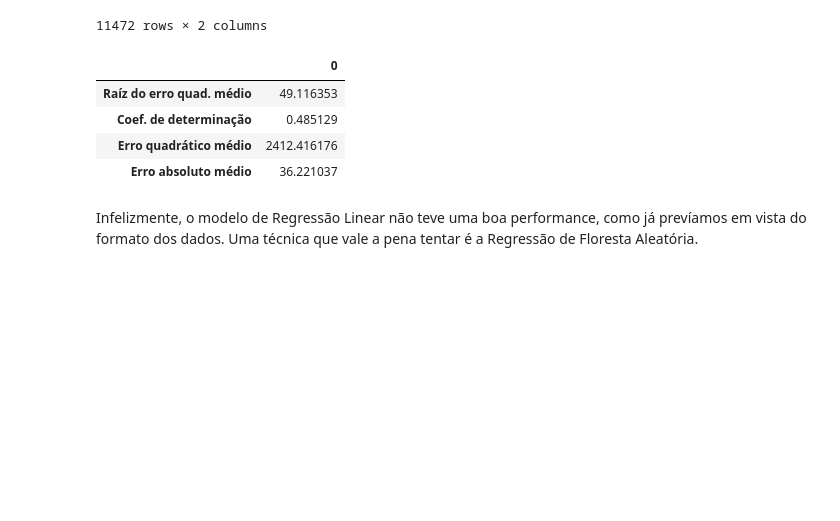
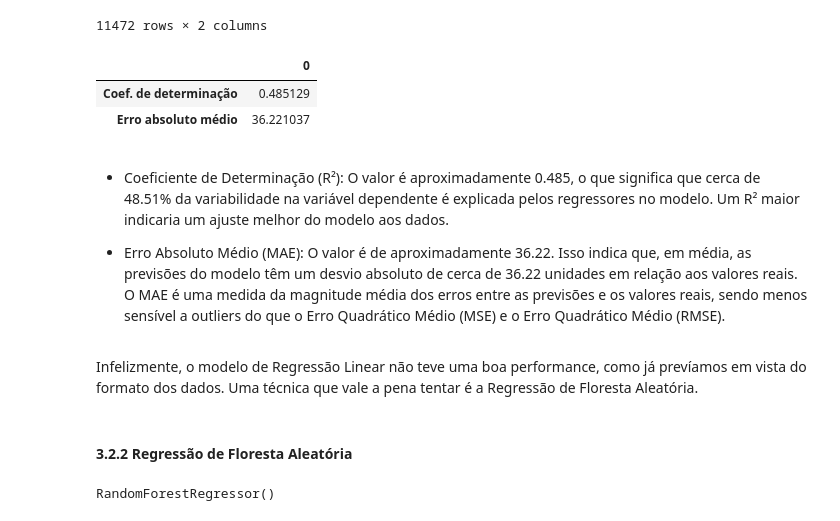
Before and after one commit to carneiro-fernando/lighthouse, a Jupyter notebook: Desafio_Lighthouse_DS.ipynb, the cells around one changed output. Drawn from its saved outputs; the diff is of its cells as text; code cells hidden in the pictures; blank space fills up the shorter version.

```diff
--- a/Desafio_Lighthouse_DS.ipynb
+++ b/Desafio_Lighthouse_DS.ipynb
@@ -719,25 +763,35 @@ comparinson_df
 # %%
 # Avaliando performance
 
 #Criando DataFrame com métricas
-evaluating_df = pd.DataFrame(columns = ['Raíz do erro quad. médio', 'Coef. de determinação', 'Erro quadrático médio', 'Erro absoluto médio'])
+rl_evaluation_df = pd.DataFrame(columns = ['Coef. de determinação', 'Erro absoluto médio'])
 
 # Calculando métricas
-rmse = np.sqrt(mean_squared_error(y_test, lr_predicted)) # RMSE
 rscore = r2_score(y_test, lr_predicted) # R-Quadrado (Quanto mais próx de 1 melhor)
-mse = mean_squared_error(y_test, lr_predicted) # Erro quadrático médio
 mae = mean_absolute_error(y_test, lr_predicted) # Erro absoluto médio
 
 # Adicionando resultados
-evaluating_df.loc[0] = [rmse, rscore, mse, mae]
+rl_evaluation_df.loc[0] = [rscore, mae]
 
 # Exibindo
-evaluating_df.T
+rl_evaluation_df.T
 # %% [output]
 |  | 0 |
-| Raíz do erro quad. médio | 49.116353 |
 | Coef. de determinação | 0.485129 |
-| Erro quadrático médio | 2412.416176 |
 | Erro absoluto médio | 36.221037 |
+# %% [markdown]
+
+
+*  Coeficiente de Determinação (R²): O valor é aproximadamente 0.485, o que significa que cerca de 48.51% da variabilidade na variável dependente é explicada pelos regressores no modelo. Um R² maior indicaria um ajuste melhor do modelo aos dados.
+
+* Erro Absoluto Médio (MAE): O valor é de aproximadamente 36.22. Isso indica que, em média, as previsões do modelo têm um desvio absoluto de cerca de 36.22 unidades em relação aos valores reais. O MAE é uma medida da magnitude média dos erros entre as previsões e os valores reais, sendo menos sensível a outliers do que o Erro Quadrático Médio (MSE) e o Erro Quadrático Médio (RMSE).
 # %% [markdown]
 Infelizmente, o modelo de Regressão Linear não teve uma boa performance, como já prevíamos em vista do formato dos dados. Uma técnica que vale a pena tentar é a Regressão de Floresta Aleatória.
+# %% [markdown]
+#### 3.2.2 Regressão de Floresta Aleatória
+# %%
+# prompt: Crie uma regressão linear
+rfr_model= RandomForestRegressor()
+rfr_model.fit(x_train_scaled, y_train)
+# %% [output]
+RandomForestRegressor()
```
Also changed, not shown: parts of 45 cells of this notebook.
